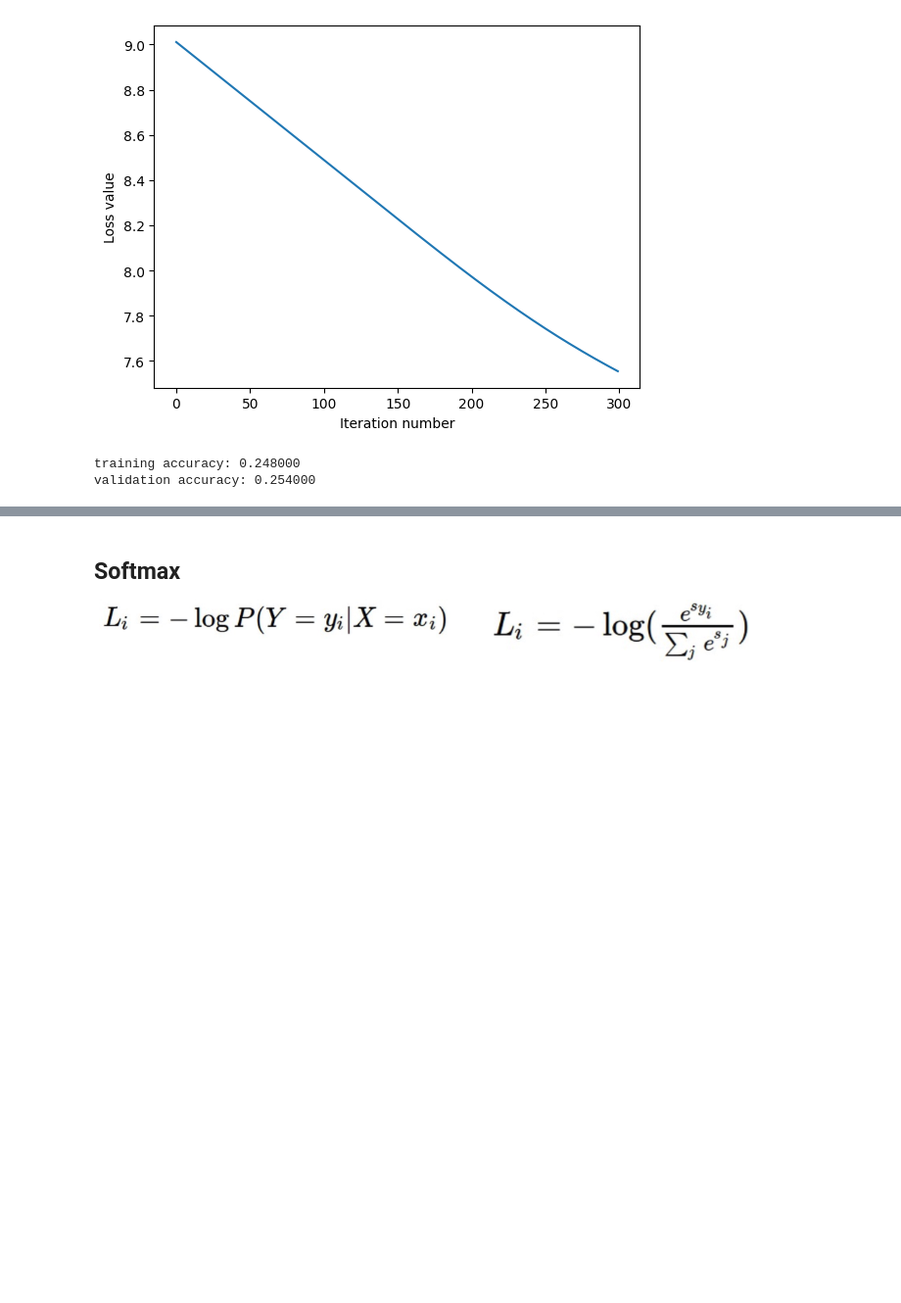
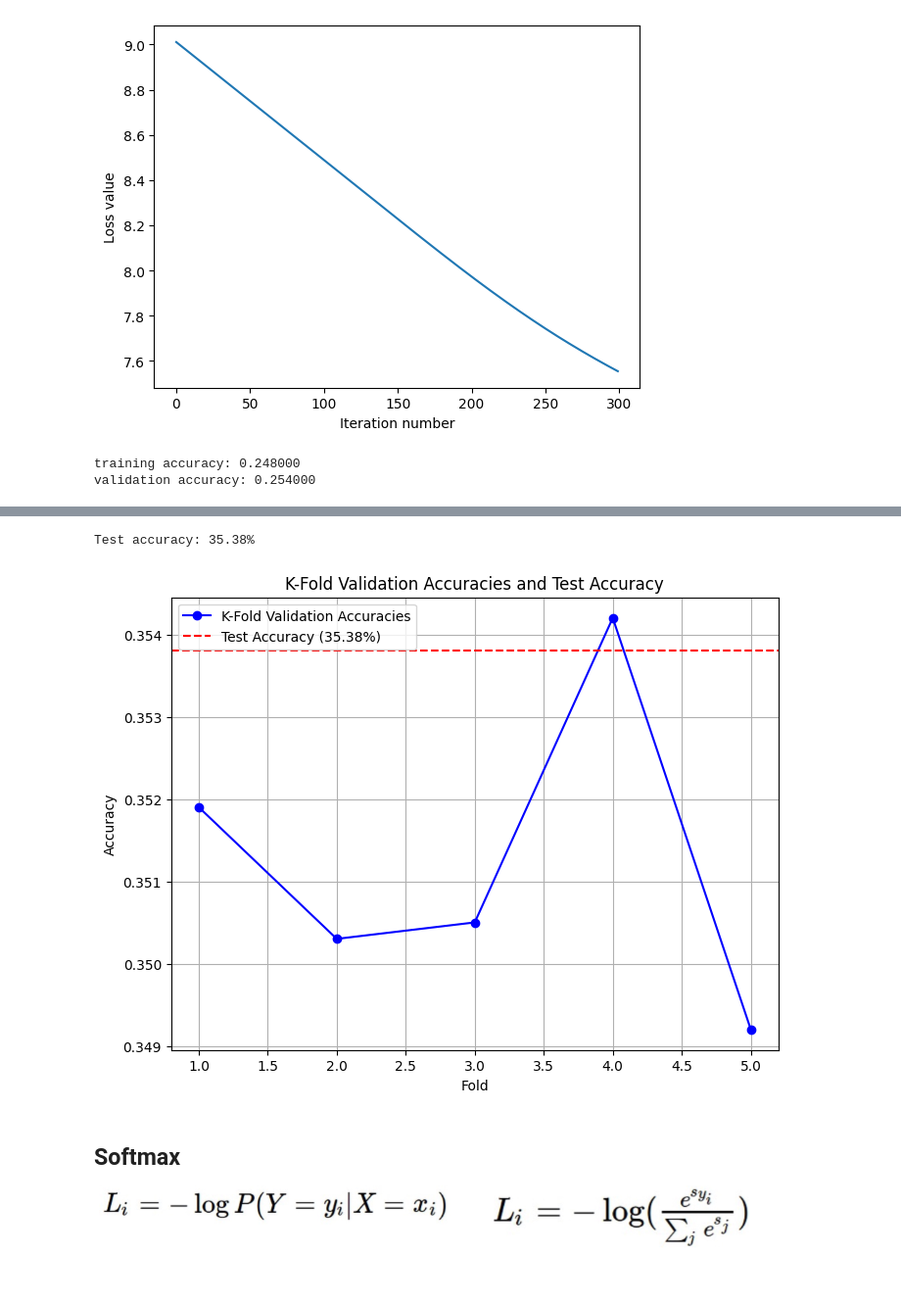
Before and after one commit to tnwls6865/cau_deep_learning, a Jupyter notebook: Linear_Classifier.ipynb, the cells around one changed output, grey strips where cells are left out. Shown at 98% size. Saved outputs shown, nothing was run; the diff lists cells and outputs as text; code cells hidden in the pictures; blank space fills up the shorter version.

```diff
--- a/Linear_Classifier.ipynb
+++ b/Linear_Classifier.ipynb
@@ -423,0 +600,3 @@ validation accuracy: 0.254000
+# %%
+# K-Fold 객체 생성 (5개의 폴드로 나누기)
+kf = KFold(n_splits=5, shuffle=True, random_state=42)
@@ -423,0 +656,4 @@ validation accuracy: 0.254000
+# %%
+# 최종 테스트 데이터로 SVM 모델 평가
+svm = LinearSVM()
+svm.train(X_train, y_train, learning_rate=1e-3, num_iters=100, verbose=True)
@@ -424,3 +688,34 @@ validation accuracy: 0.254000
+# %%
+# 테스트 데이터로 예측 수행
+y_test_pred = svm.predict(X_test)
+# %%
+test_accuracy = np.mean(y_test == y_test_pred)
+print(f'\nTest accuracy: {test_accuracy * 100:.2f}%')
+# %% [output]
+Test accuracy: 35.38%
+# %%
+# KFold 정확도 시각화에 최종 테스트 정확도 추가
+def plot_kfold_accuracies(accuracies, test_accuracy):
+    plt.figure(figsize=(8, 6))
+
+    # K-Fold Validation Accuracies
+    plt.plot(range(1, len(accuracies) + 1), accuracies, marker='o', linestyle='-', color='b', label='K-Fold Validation Accuracies')
+
+    # Test Accuracy 추가
+    plt.axhline(y=test_accuracy, color='r', linestyle='--', label=f'Test Accuracy ({test_accuracy*100:.2f}%)')
+
+    # 그래프 타이틀 및 라벨 설정
+    plt.title('K-Fold Validation Accuracies and Test Accuracy')
+    plt.xlabel('Fold')
+    plt.ylabel('Accuracy')
+    plt.legend()
+    plt.grid(True)
+    plt.show()
+
+# K-Fold 정확도와 최종 테스트 정확도를 시각화
+plot_kfold_accuracies(accuracies, test_accuracy)
+# %% [output]
+[figure, added]
 # %% [markdown]
 ## Softmax
 
```
Also changed, not shown: parts of 38 cells of this notebook.
